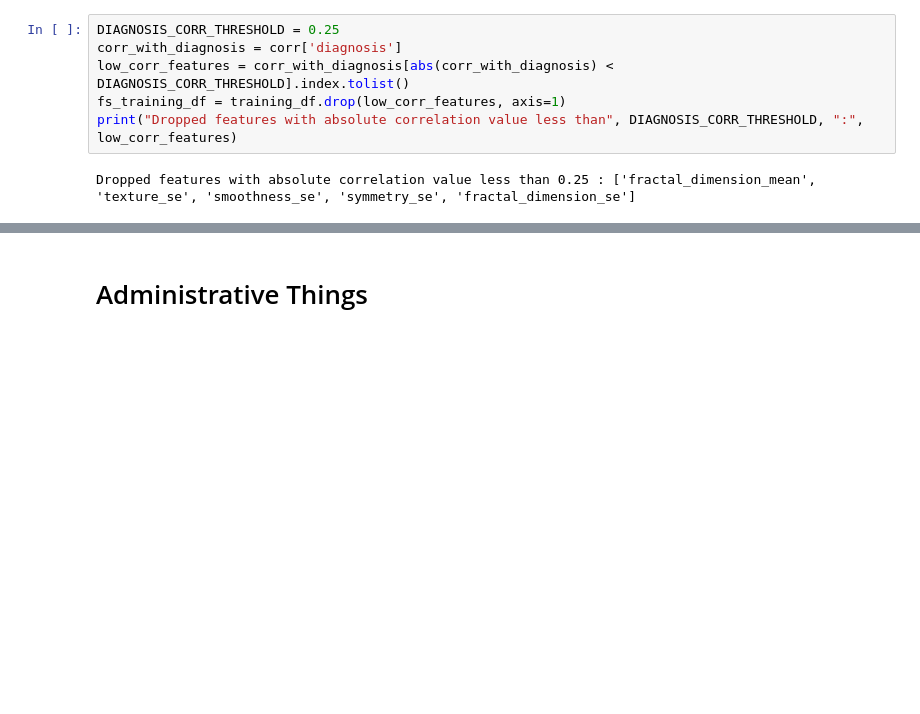
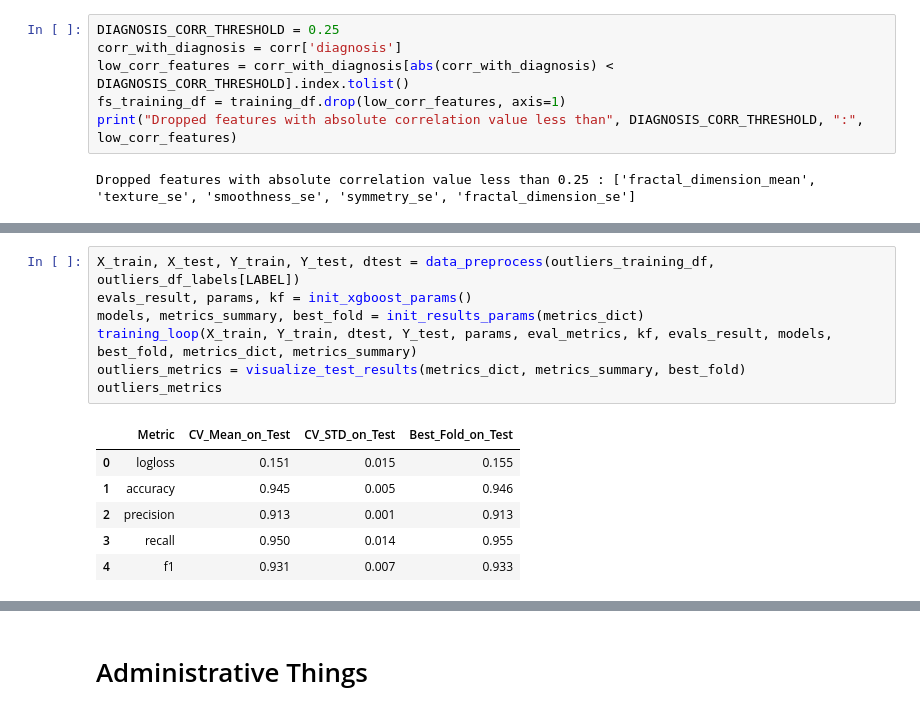
Before and after one commit to Haimzis/KaggleBreastCancerDetection, a Jupyter notebook: pipeline.ipynb, the cells around one changed output, grey strips where cells are left out. Cells and saved outputs as stored; diff of their text form; blank space fills up the shorter version.

```diff
--- a/pipeline.ipynb
+++ b/pipeline.ipynb
@@ -766,0 +777,14 @@ compare_models([baseline_metrics[['Metric', 'Best_Fold_on_Test']],
+# %%
+X_train, X_test, Y_train, Y_test, dtest = data_preprocess(outliers_training_df, outliers_df_labels[LABEL])
+evals_result, params, kf = init_xgboost_params()
+models, metrics_summary, best_fold = init_results_params(metrics_dict)
+training_loop(X_train, Y_train, dtest, Y_test, params, eval_metrics, kf, evals_result, models, best_fold, metrics_dict, metrics_summary)
+outliers_metrics = visualize_test_results(metrics_dict, metrics_summary, best_fold)
+outliers_metrics
+# %% [output]
+|  | Metric | CV_Mean_on_Test | CV_STD_on_Test | Best_Fold_on_Test |
+| 0 | logloss | 0.151 | 0.015 | 0.155 |
+| 1 | accuracy | 0.945 | 0.005 | 0.946 |
+| 2 | precision | 0.913 | 0.001 | 0.913 |
+| 3 | recall | 0.950 | 0.014 | 0.955 |
+| 4 | f1 | 0.931 | 0.007 | 0.933 |
```
Also changed, not shown: parts of 7 cells of this notebook.
